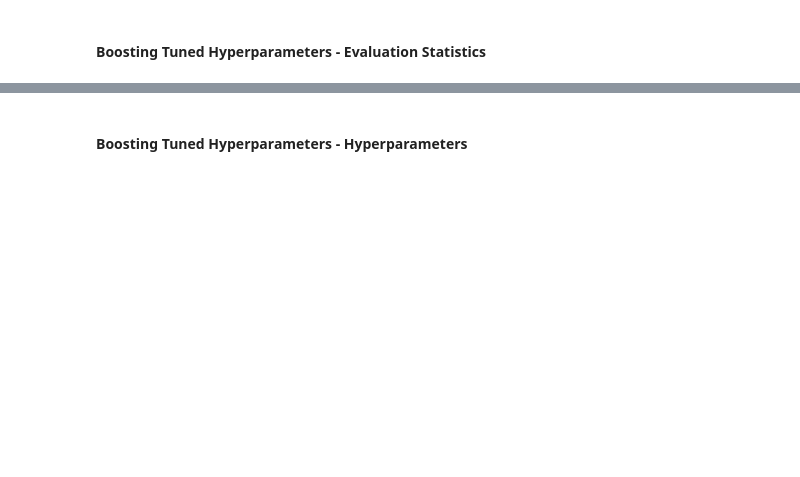
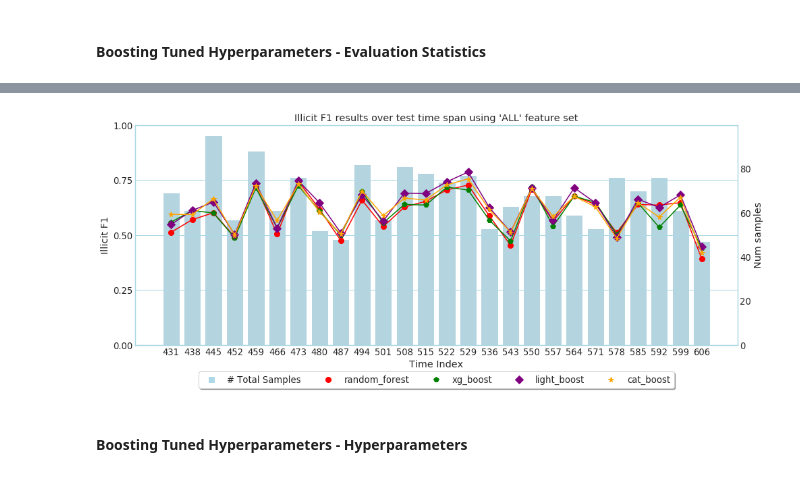
Before and after one commit to achmand/aml-crypto-graph, a Jupyter notebook: src/1.2_experiment_results.ipynb, the cells around one changed output, grey strips where cells are left out. Cells and saved outputs as stored; diff of their text form; code cells hidden in the pictures; blank space fills up the shorter version.

```diff
--- a/src/1.2_experiment_results.ipynb
+++ b/src/1.2_experiment_results.ipynb
@@ -266,3 +290,38 @@ display_metrics_stats(tuned_results)
+# %%
+tmp_results = {**benchmark_tuned_results, **tuned_results}
+
+N=7
+x = tmp_results["random_forest"]["ALL"]["time_metrics"]
+df = pd.DataFrame()
+df["timestep"] = x["timestep"].groupby(x.index // N).max()
+df["score"] = x["score"].groupby(x.index // N).mean()
+df["total_pos_label"] = x["total_pos_label"].groupby(x.index // N).sum()
+tmp_results["random_forest"]["ALL"]["time_metrics"] = df
+
+x = tmp_results["xg_boost"]["ALL"]["time_metrics"]
+df = pd.DataFrame()
+df["timestep"] = x["timestep"].groupby(x.index // N).max()
+df["score"] = x["score"].groupby(x.index // N).mean()
+df["total_pos_label"] = x["total_pos_label"].groupby(x.index // N).sum()
+tmp_results["xg_boost"]["ALL"]["time_metrics"] = df
+
+x = tmp_results["light_boost"]["ALL"]["time_metrics"]
+df = pd.DataFrame()
+df["timestep"] = x["timestep"].groupby(x.index // N).max()
+df["score"] = x["score"].groupby(x.index // N).mean()
+df["total_pos_label"] = x["total_pos_label"].groupby(x.index // N).sum()
+tmp_results["light_boost"]["ALL"]["time_metrics"] = df
+
+x = tmp_results["cat_boost"]["ALL"]["time_metrics"]
+df = pd.DataFrame()
+df["timestep"] = x["timestep"].groupby(x.index // N).max()
+df["score"] = x["score"].groupby(x.index // N).mean()
+df["total_pos_label"] = x["total_pos_label"].groupby(x.index // N).sum()
+tmp_results["cat_boost"]["ALL"]["time_metrics"] = df
+
+elliptic_time_indexed_results(tmp_results)
+# %% [output]
+[figure, added]
 # %% [markdown]
 #### Boosting Tuned Hyperparameters - Hyperparameters
 # %%
```
Also changed, not shown: parts of 11 cells of this notebook, 1 other file.
